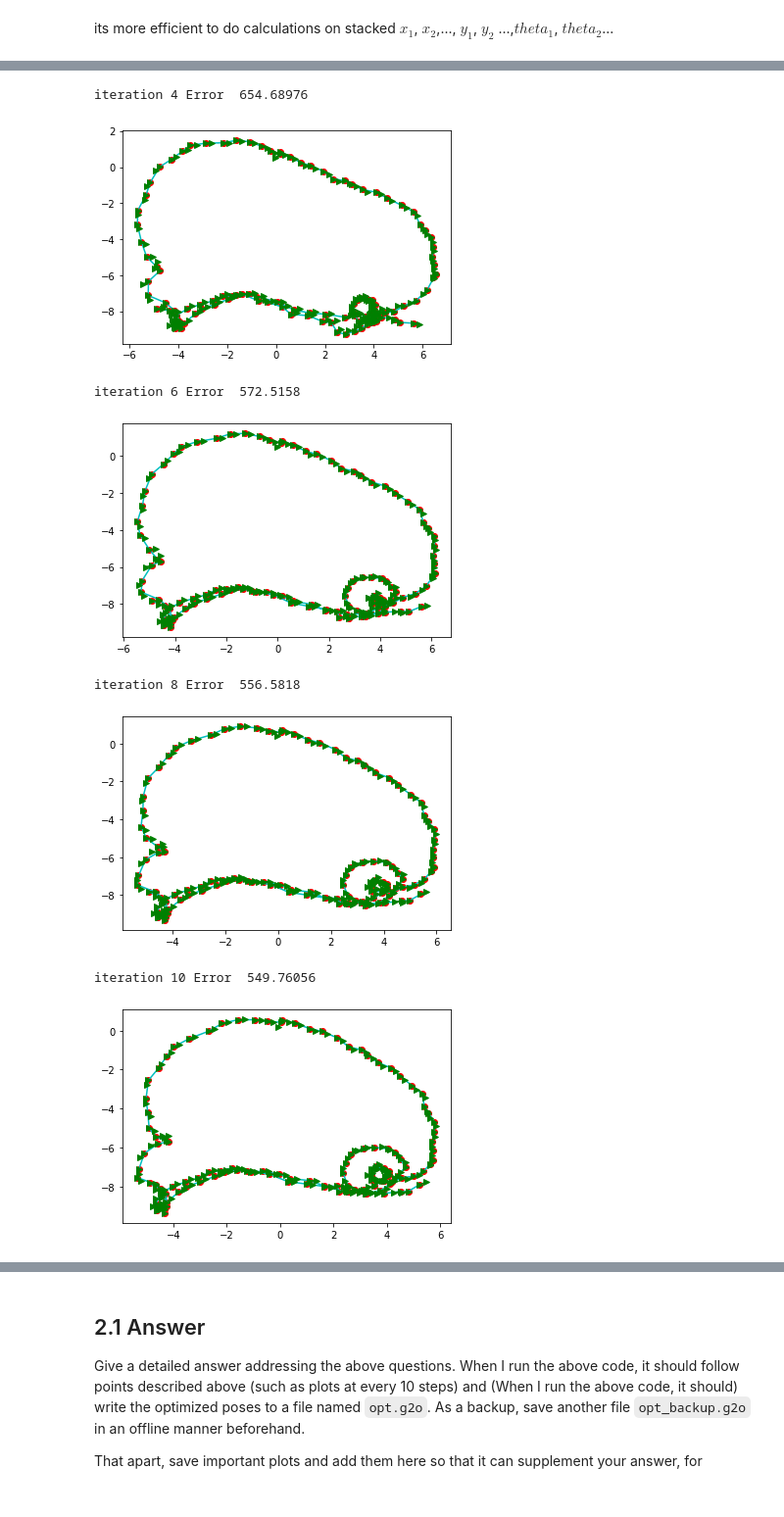
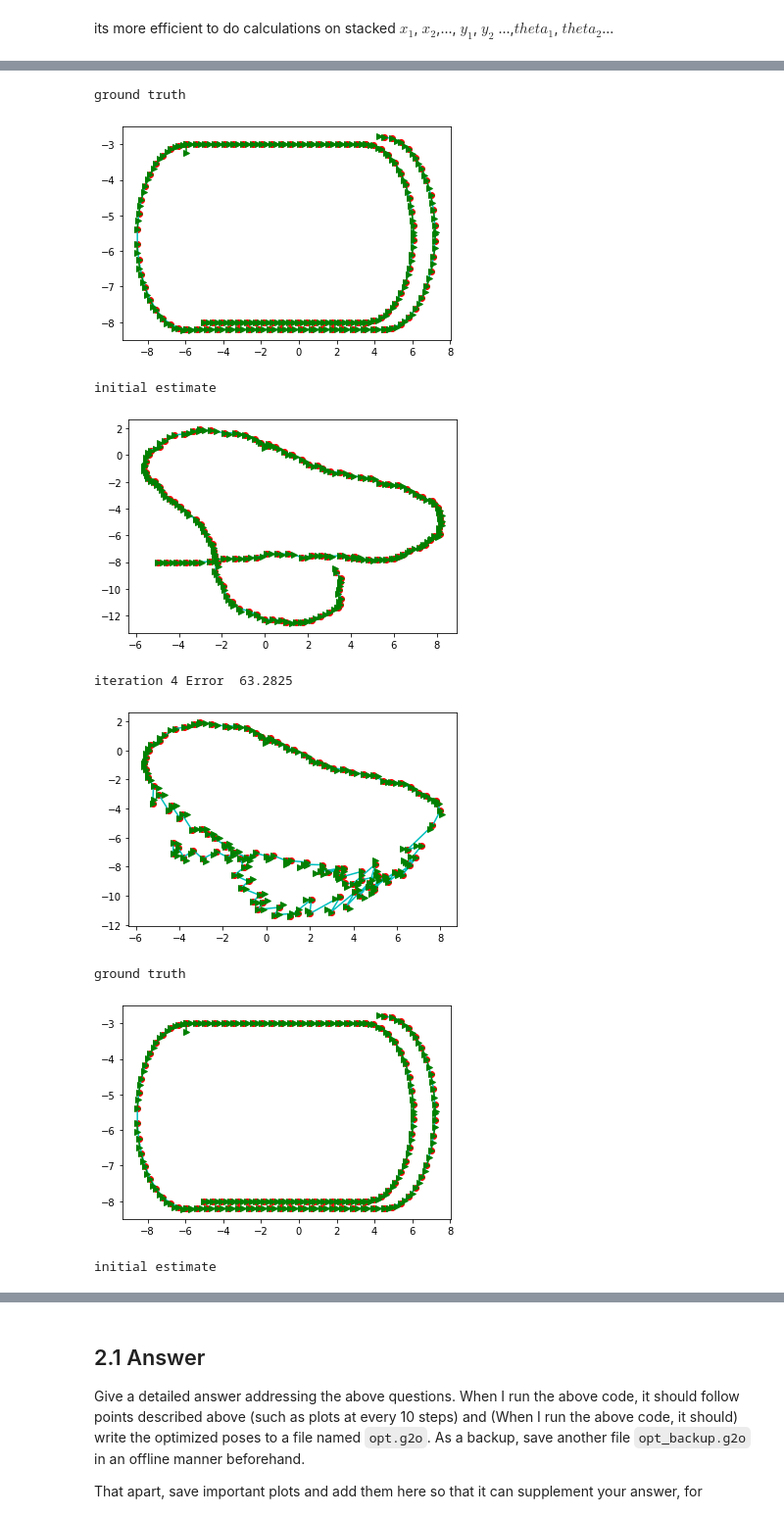
Before and after one commit to avani17101/Pose-graph-optimization, a Jupyter notebook: 16_spacex_YOUR-NAME_Project-1.ipynb, the cells around one changed output, grey strips where cells are left out. Shown at 98% size. Cells and saved outputs as stored; diff of their text form; code cells hidden in the pictures.

```diff
--- a/16_spacex_YOUR-NAME_Project-1.ipynb
+++ b/16_spacex_YOUR-NAME_Project-1.ipynb
@@ -326,5 +326,14 @@ for i in range(0, nodes):
     y[i+1] = y[i] + dy[i]*np.cos(theta[i]) + (dx[i])*np.sin(theta[i])
     theta[i+1] = theta[i] + (dtheta[i])
 
+
+path = 'dataset/'
+print("initial estimate")
 draw(x,y,theta)
+
+
+
+gt_poses = readVertex(path+'gt.txt')
+print("ground truth")
+draw(gt_poses[0],gt_poses[1],gt_poses[2])
 # %% [output]
@@ -577,9 +574,8 @@ plt.imshow(J)
 # %%
 omega = np.append(omega,omega[0])
-print(omega[-20:])
-omega[:] = 10
-omega[-20:] = 500
-omega[-1] = 700
+omega[:] = .2
+omega[-20:] = 1
+omega[-1] = 5
 omega3 = np.tile(omega, 3)
 omega_i = np.eye(420)
 omega_i = omega_i*omega3
@@ -587,7 +583,7 @@ omega_i = omega_i*omega3
 import copy
 import jax
 itrs = 0
-maxIters = 10
+maxIters = 20
 prevError = 0
 currError = 0
 while itrs< maxIters:
@@ -622,4 +618,8 @@ while itrs< maxIters:
     if(itrs%2==0):
         print("iteration",itrs,"Error ",currError)
         draw(poses[:,0],poses[:,1],poses[:,2])
+        print("ground truth")
+        draw(gt_poses[0],gt_poses[1],gt_poses[2])
+        print("initial estimate")
+        draw(x,y,theta)
 # %% [output]
@@ -630,8 +628,9 @@ iteration 2 Error  40908.355
-iteration 4 Error  654.68976
+ground truth
-[figure, old version]
+[figure, new version]
-iteration 6 Error  572.5158
+initial estimate
-[figure, old version]
+[figure, new version]
-iteration 8 Error  556.5818
+iteration 4 Error  63.2825
-[figure, old version]
+[figure, new version]
-iteration 10 Error  549.76056
+ground truth
-[figure, old version]
+[figure, new version]
+initial estimate
```
Also changed, not shown: parts of 16 cells of this notebook, 2 other files.
